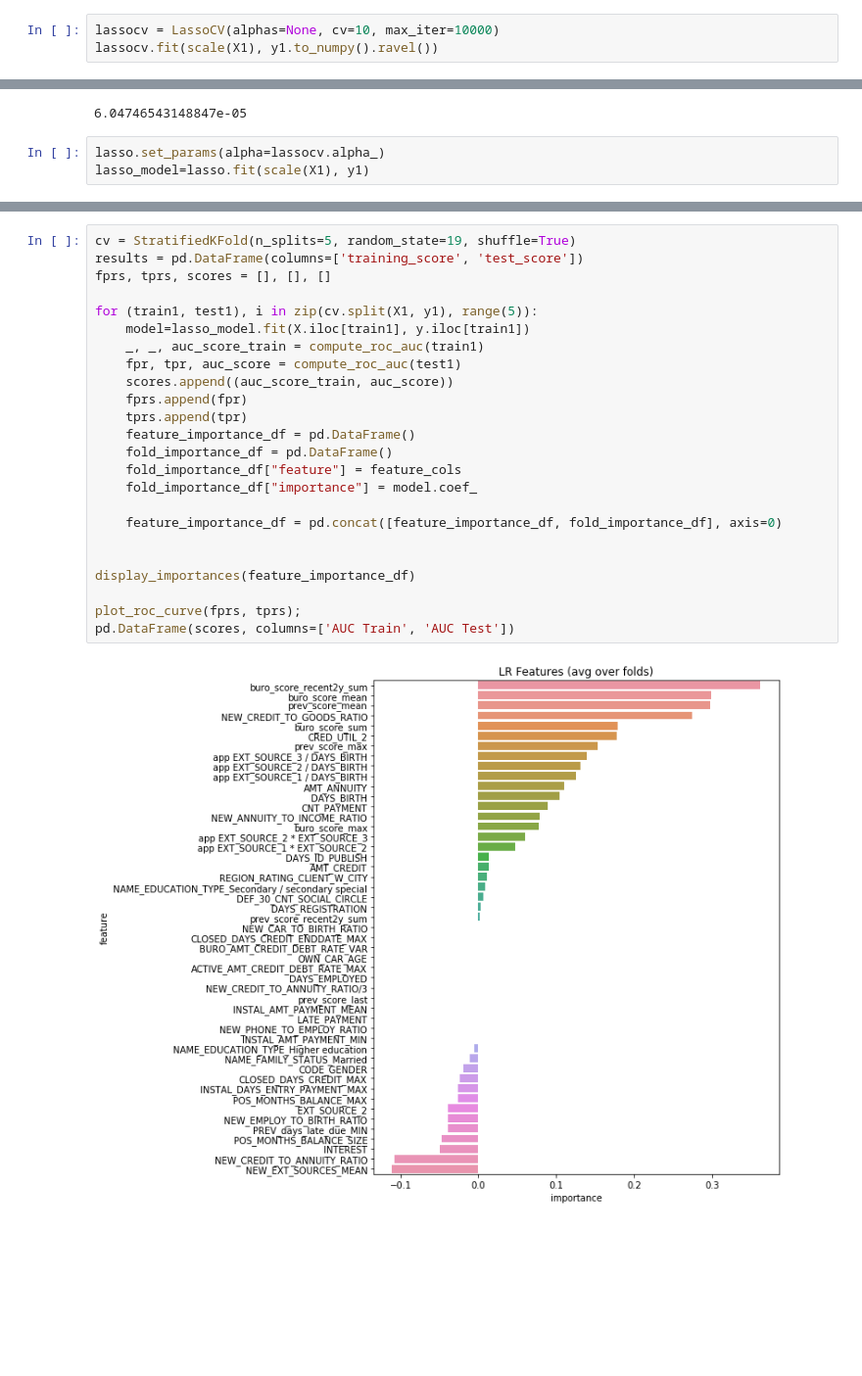
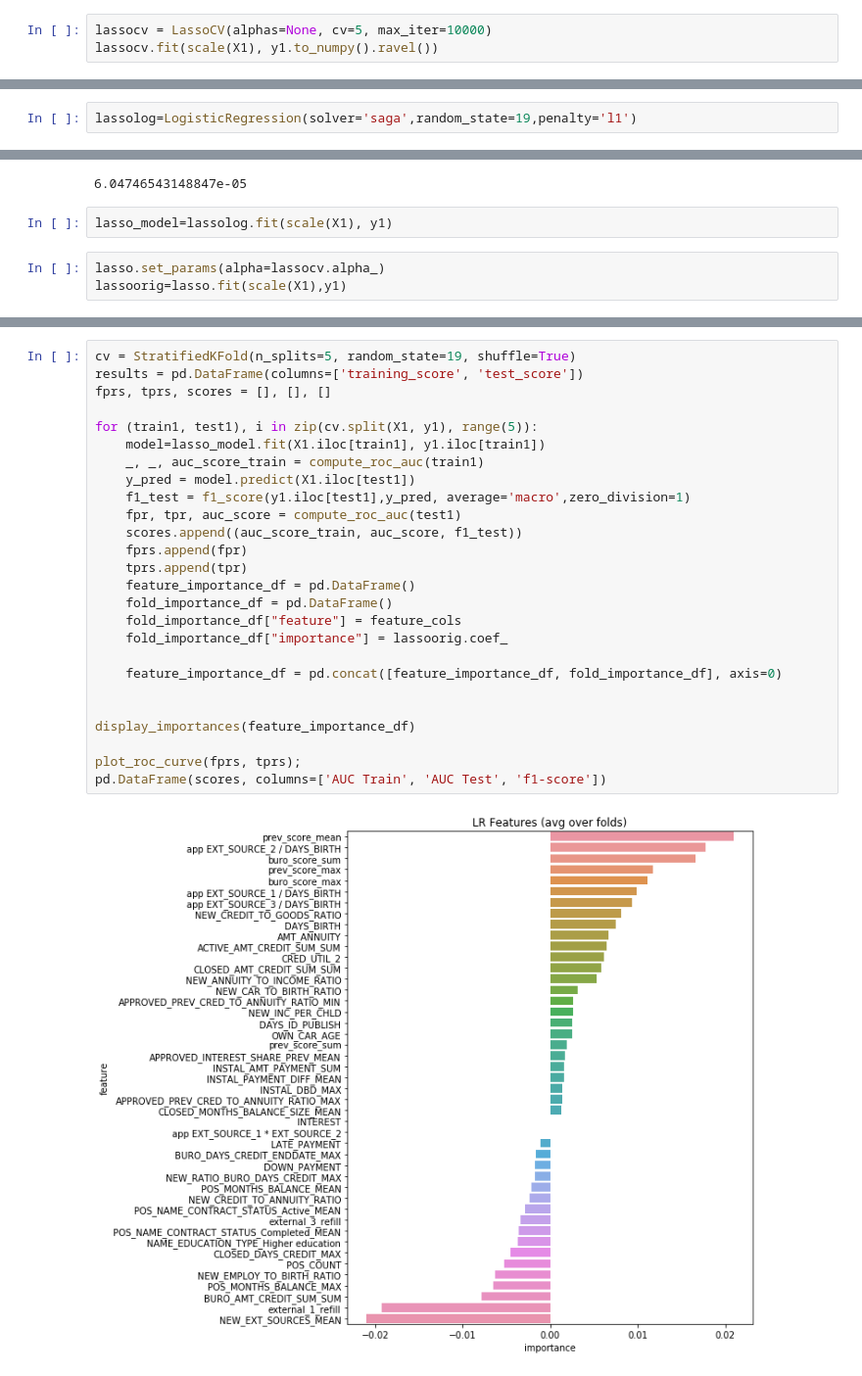
Before and after one commit to michelleeesi/summer2020, a Jupyter notebook: logistic regression + glmnet.ipynb, the cells around one changed output, grey strips where cells are left out. Shown at 98% size. Saved outputs shown, nothing was run; the diff lists cells and outputs as text; blank space fills up the shorter version.

```diff
--- a/logistic regression + glmnet.ipynb
+++ b/logistic regression + glmnet.ipynb
@@ -689,4 +866,4 @@ plt.title('Lasso coefficients as a function of the regularization');
 # %%
-lassocv = LassoCV(alphas=None, cv=10, max_iter=10000)
+lassocv = LassoCV(alphas=None, cv=5, max_iter=10000)
 lassocv.fit(scale(X1), y1.to_numpy().ravel())
 # %% [output]
@@ -697,8 +876,12 @@ LassoCV(alphas=None, copy_X=True, cv=10, eps=0.001, fit_intercept=True,
+# %%
+lassolog=LogisticRegression(solver='saga',random_state=19,penalty='l1')
 # %%
 lassocv.alpha_
 # %% [output]
 6.04746543148847e-05
+# %%
+lasso_model=lassolog.fit(scale(X1), y1)
 # %%
 lasso.set_params(alpha=lassocv.alpha_)
-lasso_model=lasso.fit(scale(X1), y1)
+lassoorig=lasso.fit(scale(X1),y1)
 # %%
@@ -724,27 +929,29 @@ dtype: float64
 # %%
 cv = StratifiedKFold(n_splits=5, random_state=19, shuffle=True)
 results = pd.DataFrame(columns=['training_score', 'test_score'])
 fprs, tprs, scores = [], [], []
 
 for (train1, test1), i in zip(cv.split(X1, y1), range(5)):
-    model=lasso_model.fit(X.iloc[train1], y.iloc[train1])
+    model=lasso_model.fit(X1.iloc[train1], y1.iloc[train1])
     _, _, auc_score_train = compute_roc_auc(train1)
+    y_pred = model.predict(X1.iloc[test1])
+    f1_test = f1_score(y1.iloc[test1],y_pred, average='macro',zero_division=1)
     fpr, tpr, auc_score = compute_roc_auc(test1)
-    scores.append((auc_score_train, auc_score))
+    scores.append((auc_score_train, auc_score, f1_test))
     fprs.append(fpr)
     tprs.append(tpr)
     feature_importance_df = pd.DataFrame()
     fold_importance_df = pd.DataFrame()
     fold_importance_df["feature"] = feature_cols
-    fold_importance_df["importance"] = model.coef_
+    fold_importance_df["importance"] = lassoorig.coef_
 
     feature_importance_df = pd.concat([feature_importance_df, fold_importance_df], axis=0)
 
 
 display_importances(feature_importance_df)
 
 plot_roc_curve(fprs, tprs);
-pd.DataFrame(scores, columns=['AUC Train', 'AUC Test'])
+pd.DataFrame(scores, columns=['AUC Train', 'AUC Test', 'f1-score'])
 # %% [output]
-[figure, old version]
+[figure, new version]
 [figure]
```
Also changed, not shown: parts of 58 cells of this notebook.
